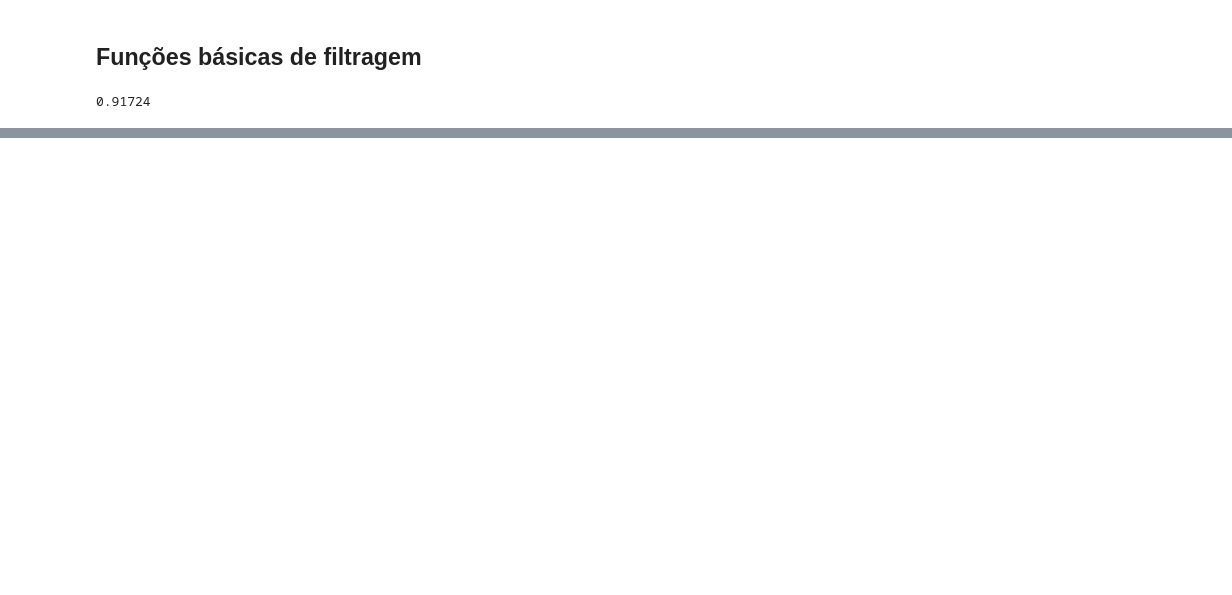
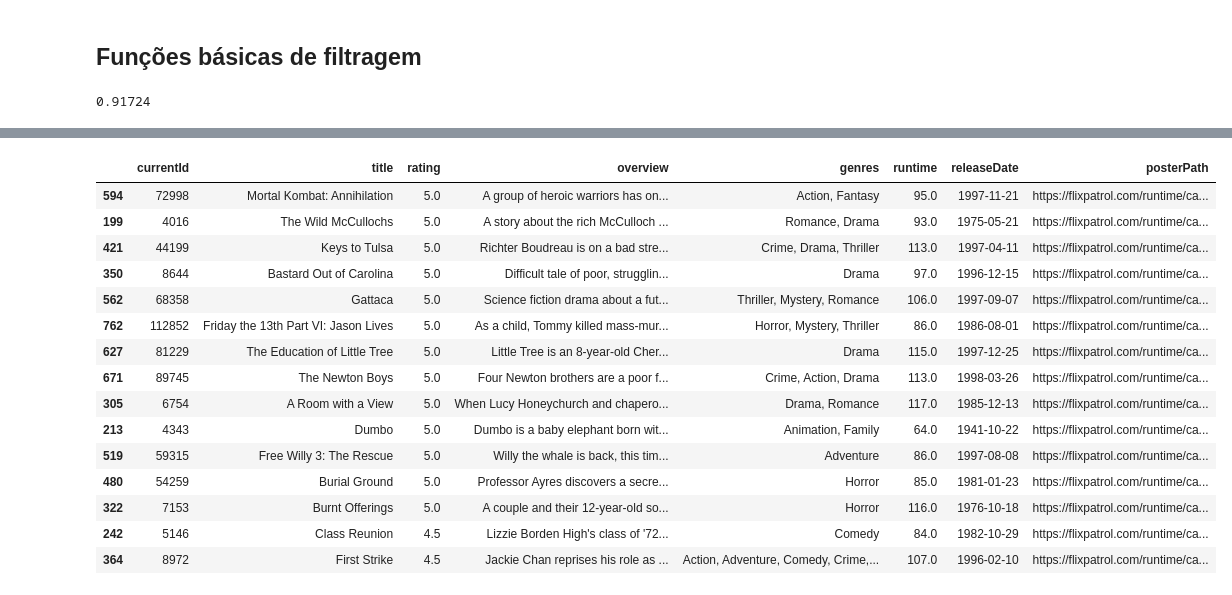
Before and after one commit to Victor7095/oficina-i-avaliacao-ii, a Jupyter notebook: filtering.ipynb, the cells around one changed output, grey strips where cells are left out. Cells and saved outputs as stored; diff of their text form; code cells hidden in the pictures; blank space fills up the shorter version.

```diff
--- a/filtering.ipynb
+++ b/filtering.ipynb
@@ -2,8 +2,13 @@
 ## Importações
 # %%
 import pandas as pd
-from math import sqr
+from math import sqrt
+
+ROOT = "dataset processado"
+RATINGS_ONLY_PATH = ROOT + '/ratings-only.csv'
+MOVIES_ONLY_PATH = ROOT + '/movies-only.csv'
 # %% [markdown]
 ## ratings-only.csv para dicionário users
 # %%
-subset = pd.read_csv('ratings-only.csv')
+subset = pd.read_csv(RATINGS_ONLY_PATH)
+subset.head()
@@ -93,10 +124,16 @@ def recommend(target, users):
     # encontrando itens que o vizinho avaliou, mas o alvo não
     for key in neighborRatings:
         if not key in targetRatings:
-            recommendations.append((key, neighborRatings[key]))
+            item = {
+                'movieTitle': key,
+                'rating': neighborRatings[key],
+            }
+            recommendations.append(item)
+    recommendations = pd.DataFrame(columns=["movieTitle", "rating"], data=recommendations)
 
     # usando o fn classificado para variedade - a classificação é mais eficiente
-    return sorted(recommendations, key=lambda keyTuple: keyTuple[1], reverse = True)
+    return recommendations.sort_values(by=['movieTitle'], ascending=True)
 
-print(recommend('232', users))
+recommendations = recommend('232', users)
+recommendations.head(15)
 # %% [output]
@@ -103,0 +156,3 @@ print(recommend('232', users))
+# %%
+df_movies = pd.read_csv(MOVIES_ONLY_PATH)
+df_movies.head()
@@ -103,0 +166,23 @@ print(recommend('232', users))
+# %%
+df_movie_ratings = df_movies[df_movies['title'].isin(recommendations['movieTitle'])]
+df_movie_ratings = df_movie_ratings.sort_values(by=['title'], ascending=True).set_index(recommendations.index)
+df_movie_ratings.insert(2, 'rating', recommendations['rating'])
+df_movie_ratings = df_movie_ratings.sort_values(by=['rating'], ascending=False)
+df_movie_ratings.head(15)
+# %% [output]
+|  | currentId | title | rating | overview | genres | runtime | releaseDate | posterPath |
+| 594 | 72998 | Mortal Kombat: Annihilation | 5.0 | A group of heroic warriors has on... | Action, Fantasy | 95.0 | 1997-11-21 | https://flixpatrol.com/runtime/ca... |
+| 199 | 4016 | The Wild McCullochs | 5.0 | A story about the rich McCulloch ... | Romance, Drama | 93.0 | 1975-05-21 | https://flixpatrol.com/runtime/ca... |
+| 421 | 44199 | Keys to Tulsa | 5.0 | Richter Boudreau is on a bad stre... | Crime, Drama, Thriller | 113.0 | 1997-04-11 | https://flixpatrol.com/runtime/ca... |
+| 350 | 8644 | Bastard Out of Carolina | 5.0 | Difficult tale of poor, strugglin... | Drama | 97.0 | 1996-12-15 | https://flixpatrol.com/runtime/ca... |
+| 562 | 68358 | Gattaca | 5.0 | Science fiction drama about a fut... | Thriller, Mystery, Romance | 106.0 | 1997-09-07 | https://flixpatrol.com/runtime/ca... |
+| 762 | 112852 | Friday the 13th Part VI: Jason Lives | 5.0 | As a child, Tommy killed mass-mur... | Horror, Mystery, Thriller | 86.0 | 1986-08-01 | https://flixpatrol.com/runtime/ca... |
+| 627 | 81229 | The Education of Little Tree | 5.0 | Little Tree is an 8-year-old Cher... | Drama | 115.0 | 1997-12-25 | https://flixpatrol.com/runtime/ca... |
+| 671 | 89745 | The Newton Boys | 5.0 | Four Newton brothers are a poor f... | Crime, Action, Drama | 113.0 | 1998-03-26 | https://flixpatrol.com/runtime/ca... |
+| 305 | 6754 | A Room with a View | 5.0 | When Lucy Honeychurch and chapero... | Drama, Romance | 117.0 | 1985-12-13 | https://flixpatrol.com/runtime/ca... |
+| 213 | 4343 | Dumbo | 5.0 | Dumbo is a baby elephant born wit... | Animation, Family | 64.0 | 1941-10-22 | https://flixpatrol.com/runtime/ca... |
+| 519 | 59315 | Free Willy 3: The Rescue | 5.0 | Willy the whale is back, this tim... | Adventure | 86.0 | 1997-08-08 | https://flixpatrol.com/runtime/ca... |
+| 480 | 54259 | Burial Ground | 5.0 | Professor Ayres discovers a secre... | Horror | 85.0 | 1981-01-23 | https://flixpatrol.com/runtime/ca... |
+| 322 | 7153 | Burnt Offerings | 5.0 | A couple and their 12-year-old so... | Horror | 116.0 | 1976-10-18 | https://flixpatrol.com/runtime/ca... |
+| 242 | 5146 | Class Reunion | 4.5 | Lizzie Borden High's class of '72... | Comedy | 84.0 | 1982-10-29 | https://flixpatrol.com/runtime/ca... |
+| 364 | 8972 | First Strike | 4.5 | Jackie Chan reprises his role as ... | Action, Adventure, Comedy, Crime,... | 107.0 | 1996-02-10 | https://flixpatrol.com/runtime/ca... |
```
Also changed, not shown: parts of 4 cells of this notebook, 1 other file.
